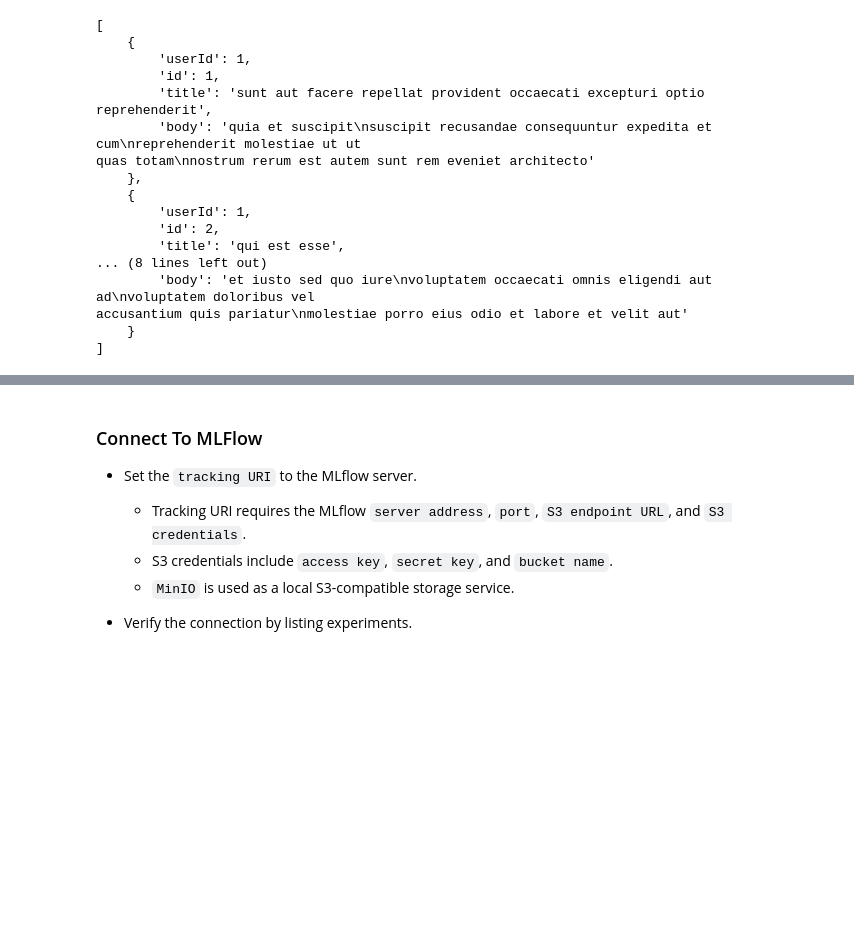
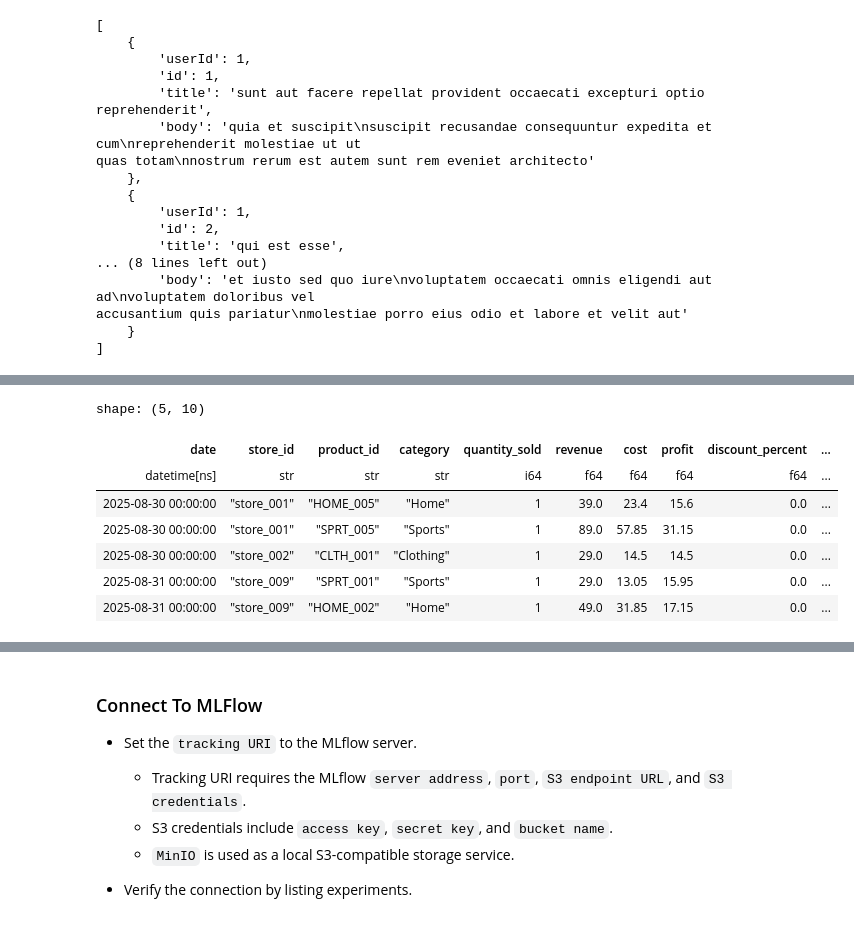
Before and after one commit to chineidu/End-to-end-Sale-Forecasting, a Jupyter notebook: notebooks/01-lab.ipynb, the cells around one changed output, grey strips where cells are left out. Cells and saved outputs as stored; diff of their text form; code cells hidden in the pictures; blank space fills up the shorter version.

```diff
--- a/notebooks/01-lab.ipynb
+++ b/notebooks/01-lab.ipynb
@@ -244,0 +399,24 @@ from src.config import app_settings
+# %%
+daily_sales = (
+    sales_df.group_by(["date", "store_id", "product_id", "category"])
+    .agg(
+        pl.col("quantity_sold").sum(),
+        pl.col("revenue").sum().alias("sales"),
+        pl.col("cost").sum(),
+        pl.col("profit").sum(),
+        pl.col("discount_percent").mean(),
+        pl.col("unit_price").mean(),
+    )
+    .sort("date", "store_id")
+)
+
+daily_sales.head()
+# %% [output]
+shape: (5, 10)
+| date | store_id | product_id | category | quantity_sold | revenue | cost | profit | discount_percent | ... |
+| datetime[ns] | str | str | str | i64 | f64 | f64 | f64 | f64 | ... |
+| 2025-08-30 00:00:00 | "store_001" | "HOME_005" | "Home" | 1 | 39.0 | 23.4 | 15.6 | 0.0 | ... |
+| 2025-08-30 00:00:00 | "store_001" | "SPRT_005" | "Sports" | 1 | 89.0 | 57.85 | 31.15 | 0.0 | ... |
+| 2025-08-30 00:00:00 | "store_002" | "CLTH_001" | "Clothing" | 1 | 29.0 | 14.5 | 14.5 | 0.0 | ... |
+| 2025-08-31 00:00:00 | "store_009" | "SPRT_001" | "Sports" | 1 | 29.0 | 13.05 | 15.95 | 0.0 | ... |
+| 2025-08-31 00:00:00 | "store_009" | "HOME_002" | "Home" | 1 | 49.0 | 31.85 | 17.15 | 0.0 | ... |
```
Also changed, not shown: parts of 21 cells of this notebook, 26 other files.
